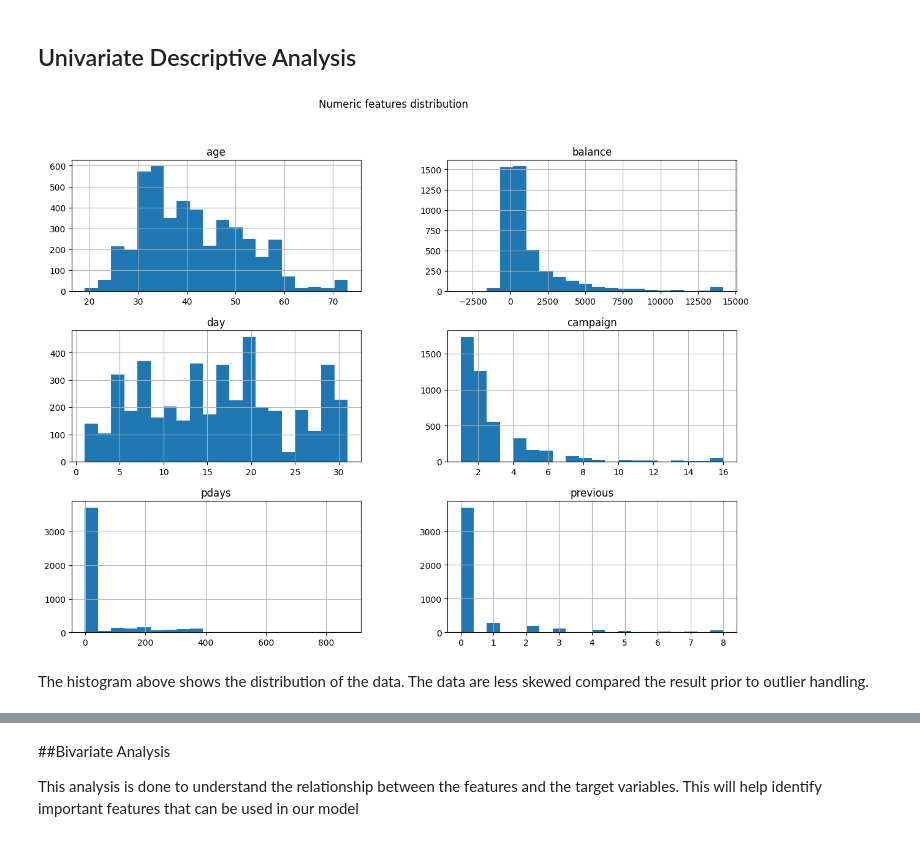
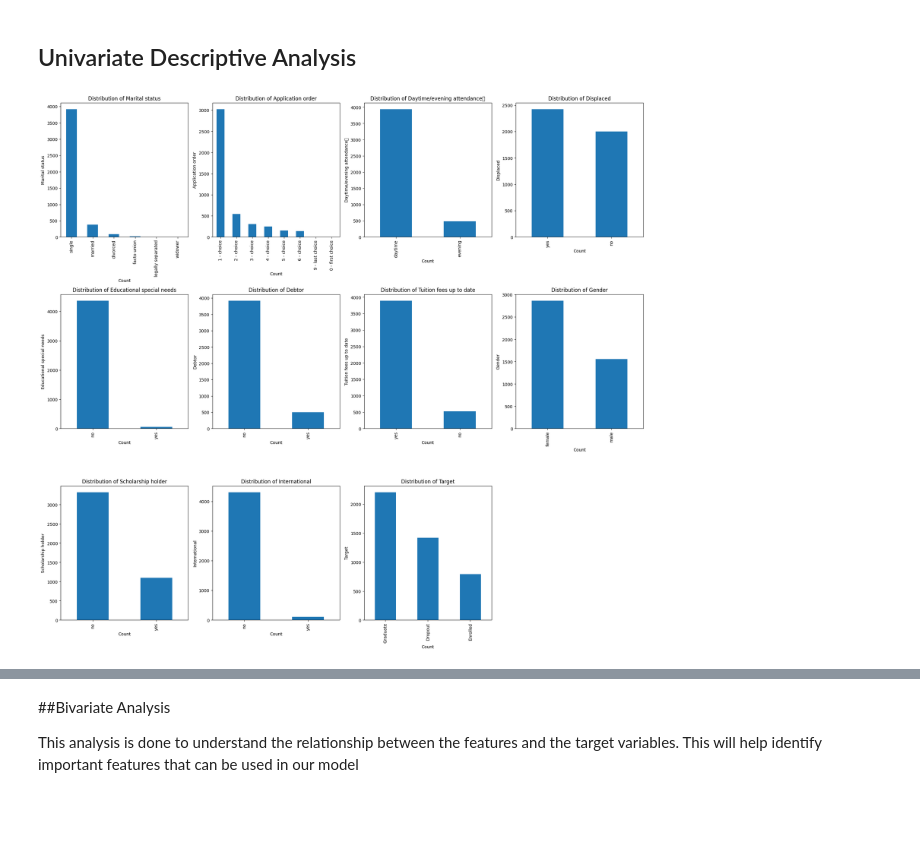
Before and after one commit to Fatai-soliu/bank-telemarketing, a Jupyter notebook: Comparative_Analysis_of_KNN_and_Decision_Tree_Algorithms_in_Predicting_Student_Dropout_and_Academic_Success.ipynb, the cells around one changed output, grey strips where cells are left out. Cells and saved outputs as stored; diff of their text form; code cells hidden in the pictures; blank space fills up the shorter version.

```diff
--- a/Comparative_Analysis_of_KNN_and_Decision_Tree_Algorithms_in_Predicting_Student_Dropout_and_Academic_Success.ipynb
+++ b/Comparative_Analysis_of_KNN_and_Decision_Tree_Algorithms_in_Predicting_Student_Dropout_and_Academic_Success.ipynb
@@ -466,10 +466,3 @@ data.describe()
 ## Exploratory Data Analysis
 # %% [markdown]
 This EDA stage will focus on understanding the feature better and selecting the best features that is suitable for model training. The EDA will include Univariate Descriptive analysis and Bivariate inferential analysis
-# %%
-# Checking the correlation between the numeric variables and the target column y
-
-data['y'] = data['y'].map({'yes': 1, 'no': 0})
-
-corr = data.corr(numeric_only=True)['y'].sort_values(ascending=False)
-corr
@@ -491,16 +469,23 @@ So to be able to build a realistic predictive model. This duration column needs
-# %%
-# Drop the duration column
-
-data = data.drop(['duration'], axis=1)
 # %% [markdown]
 ## Univariate Descriptive Analysis
-# %%
-# Plotting histograms for numeric features
-
-data[numeric_columns].hist(figsize=(14, 10), bins=20)
-plt.suptitle('Numeric features distribution')
-plt.show()
-# %% [output]
-[figure, removed]
-# %% [markdown]
-The histogram above shows the distribution of the data. The data are less skewed compared the result prior to outlier handling.
+# %%
+# List of categorical column 1
+categorical_column1 = [
+    'Marital status', 'Application order', 'Daytime/evening attendance\t',
+   'Displaced', 'Educational special needs', 'Debtor', 'Tuition fees up to date', 'Gender', 'Scholarship holder', 'International', 'Target'
+]
+
+plt.figure(figsize=(20, 30))
+
+# Looping through each categorical column to create a bar chart
+for i, col in enumerate(categorical_column1, 1):
+    plt.subplot(5, 4, i)
+    data[col].value_counts().plot(kind='bar')
+    plt.title(f'Distribution of {col}')
+    plt.xlabel('Count')
+    plt.ylabel(col)
+
+plt.tight_layout()
+plt.show()
+# %% [output]
+[figure, added]
```
Also changed, not shown: parts of 4 cells of this notebook.
